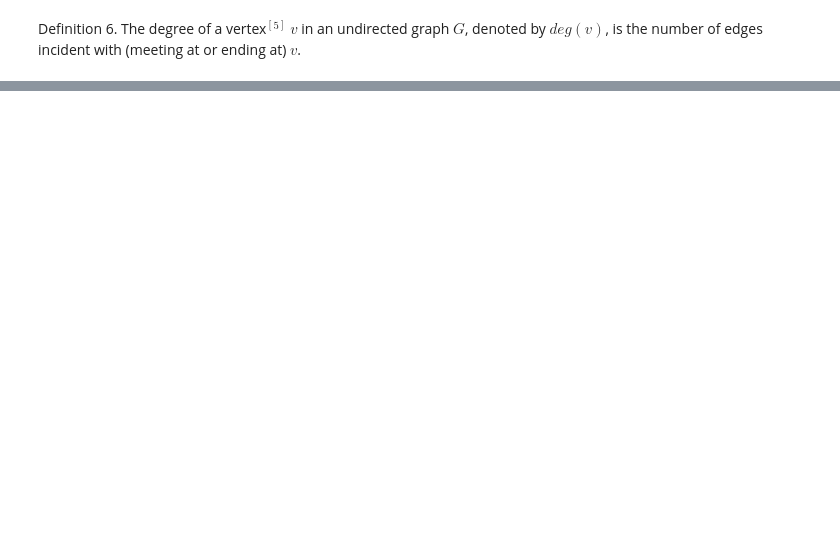
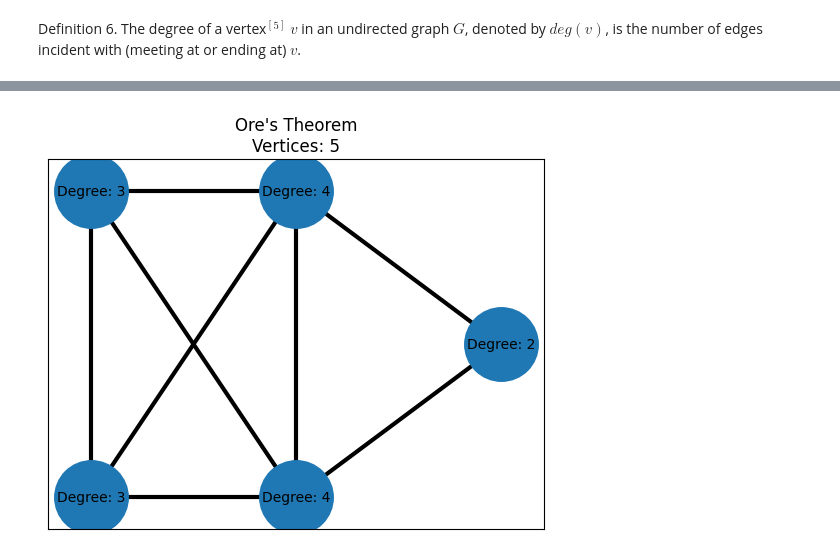
Before and after one commit to SimoAngelov/TravelingSnake, a Jupyter notebook: TheTravelingSnake.ipynb, the cells around one changed output, grey strips where cells are left out. Saved outputs shown, nothing was run; the diff lists cells and outputs as text; code cells hidden in the pictures; blank space fills up the shorter version.

```diff
--- a/TheTravelingSnake.ipynb
+++ b/TheTravelingSnake.ipynb
@@ -188,0 +103,4 @@ draw_grid_graph("Grid Graph Example", 3, 4)
+# %%
+gd.draw_ores_theorem()
+# %% [output]
+[figure, added]
```
Also changed, not shown: parts of 15 cells of this notebook, 1 other file.
